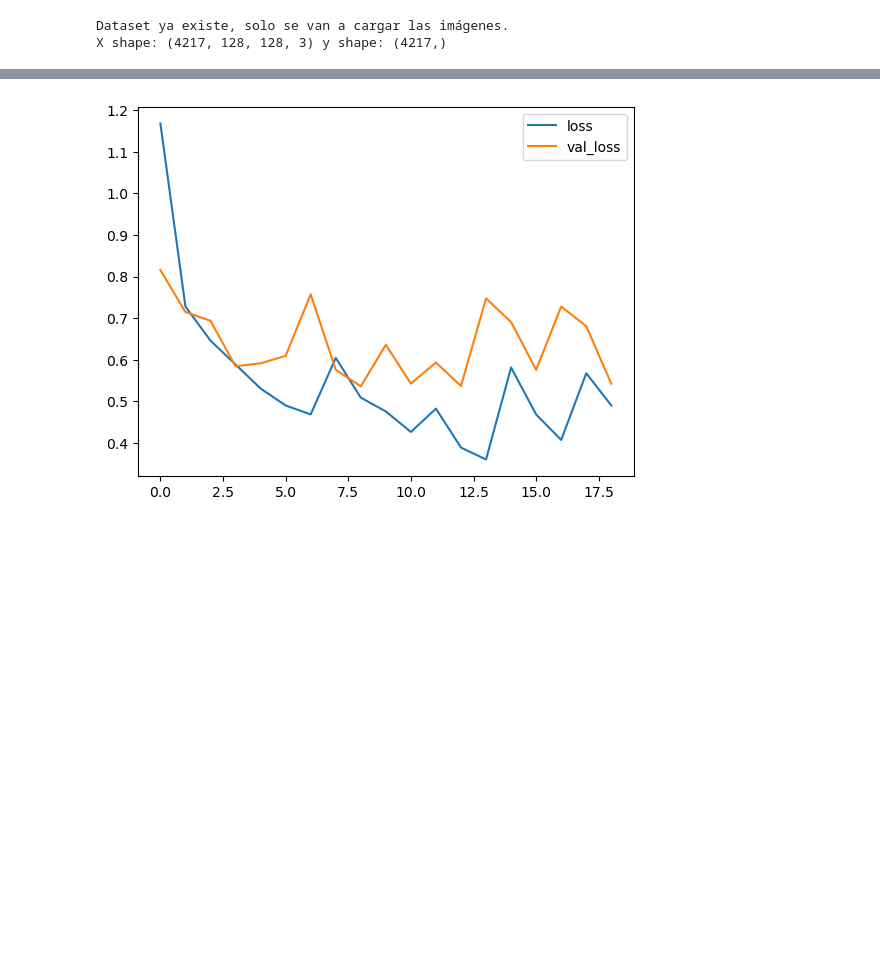
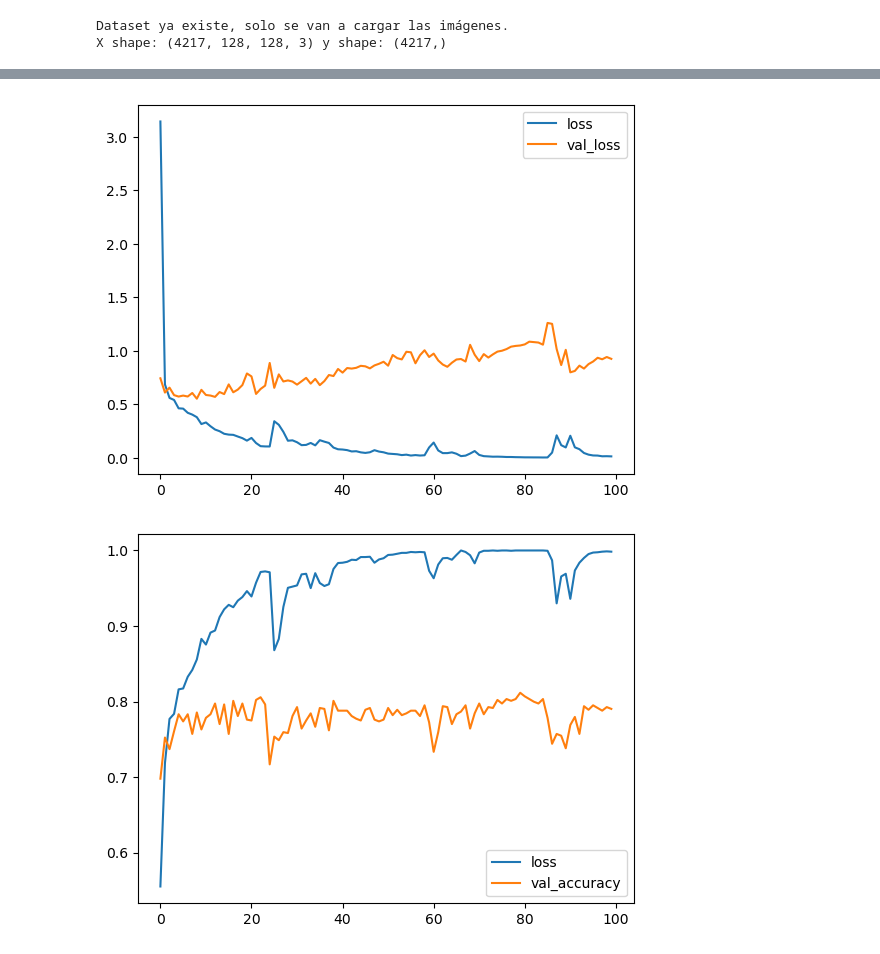
Before and after one commit to ropas5/eye_diseases_classification_trabajo_DL, a Jupyter notebook: notebooks/modelo_3.ipynb, the cells around one changed output, grey strips where cells are left out. Saved outputs shown, nothing was run; the diff lists cells and outputs as text; code cells hidden in the pictures; blank space fills up the shorter version.

Commit message:
añadimos visualización de accuracy durante el entrenamiento

```diff
--- a/notebooks/modelo_3.ipynb
+++ b/notebooks/modelo_3.ipynb
@@ -18,15 +21,16 @@ from models.simple_cnn import create_model
 # Crear el modelo
 model = create_model(input_shape=(128,128,3), num_classes=4)
 # %%
-from keras.callbacks import EarlyStopping
+# from keras.callbacks import EarlyStopping
 
-early_stopping = EarlyStopping(monitor='val_loss', patience=10, min_delta=0.01)
+# early_stopping = EarlyStopping(monitor='val_loss', patience=10, min_delta=0.01)
+# Eliminamos el early stopping porque no nos deja converjer
 
 hist = model.fit(
     X_train, y_train,
     validation_data=(X_val, y_val),
 
-    epochs=50,
-    callbacks=[early_stopping]
+    epochs=100
+    # ,    callbacks=[early_stopping]
 )
 # %% [output]
@@ -50,12 +54,19 @@ Epoch 19/50
 # %%
 import matplotlib.pyplot as plt
-# Visualize loss evolution during training
+# Visualizacion evolucion loss durante el entrenamiento
 plt.plot(hist.history['loss'],label="loss")
 plt.plot(hist.history['val_loss'],label="val_loss")
 plt.legend()
 plt.show()
+
+# Visualizacion de accuracy durante el entrenamiento
+plt.plot(hist.history["accuracy"], label= "loss")
+plt.plot(hist.history["val_accuracy"], label ="val_accuracy")
+plt.legend()
+plt.show()
 # %% [output]
-[figure, old version]
+[figure, new version]
+[figure, added]
 # %%
 model.summary()
 # %% [output]
```
Also changed, not shown: parts of 7 cells of this notebook.
